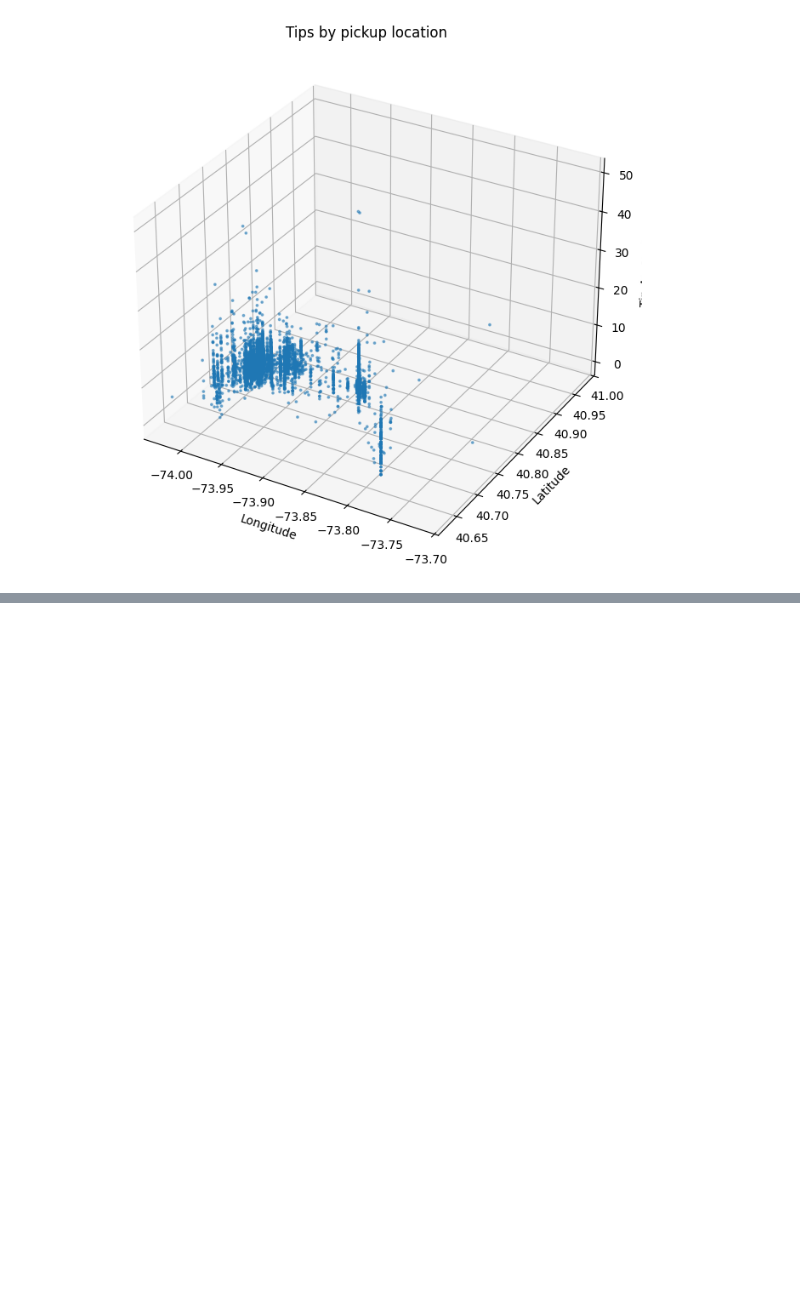
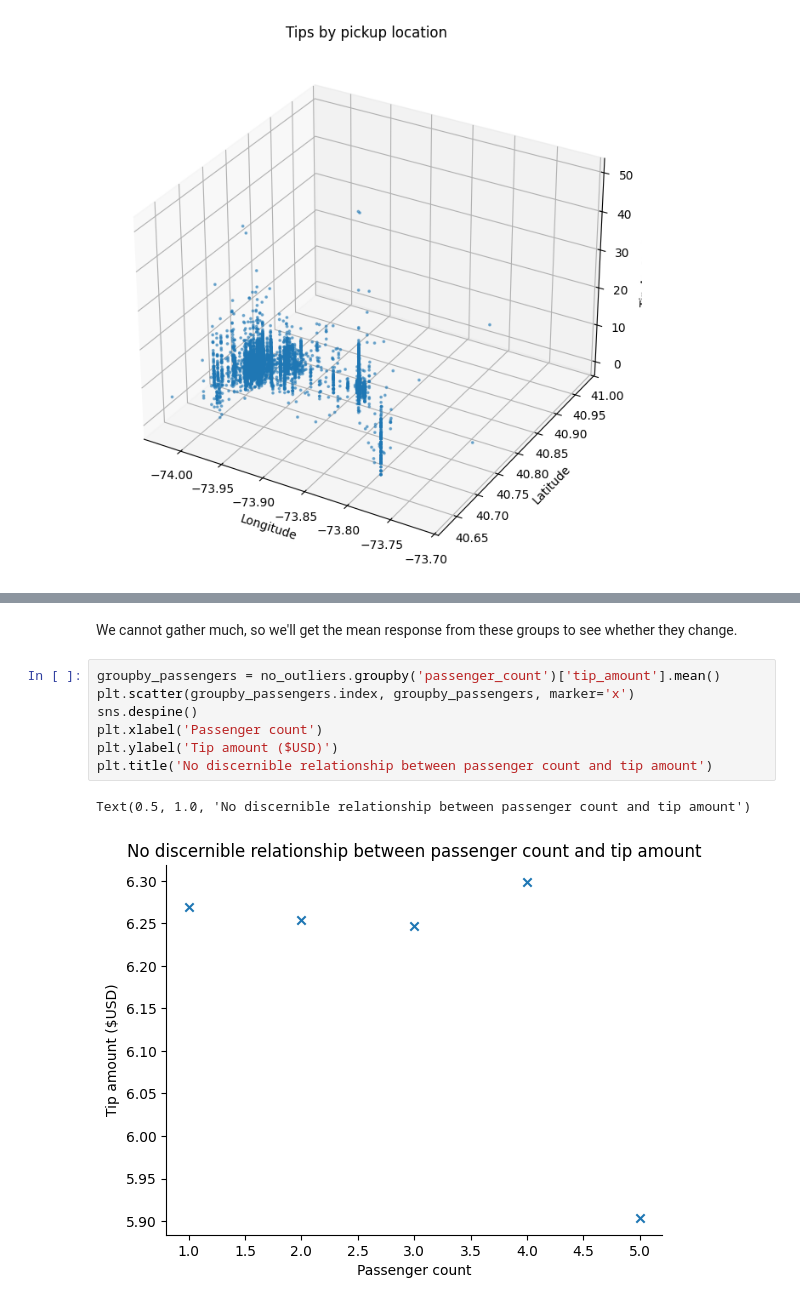
Before and after one commit to haezera/taxis-and-ubers, a Jupyter notebook: research/tips.ipynb, the cells around one changed output, grey strips where cells are left out. Drawn from its saved outputs; the diff is of its cells as text; blank space fills up the shorter version.

```diff
--- a/research/tips.ipynb
+++ b/research/tips.ipynb
@@ -174,0 +196,12 @@ There doesn't appear to be any specific pickup location specific clustering - pa
+# %% [markdown]
+We cannot gather much, so we'll get the mean response from these groups to see whether they change.
+# %%
+groupby_passengers = no_outliers.groupby('passenger_count')['tip_amount'].mean()
+plt.scatter(groupby_passengers.index, groupby_passengers, marker='x')
+sns.despine()
+plt.xlabel('Passenger count')
+plt.ylabel('Tip amount ($USD)')
+plt.title('No discernible relationship between passenger count and tip amount')
+# %% [output]
+Text(0.5, 1.0, 'No discernible relationship between passenger count and tip amount')
+[figure, added]
```
Also changed, not shown: parts of 14 cells of this notebook, 2 other files.
